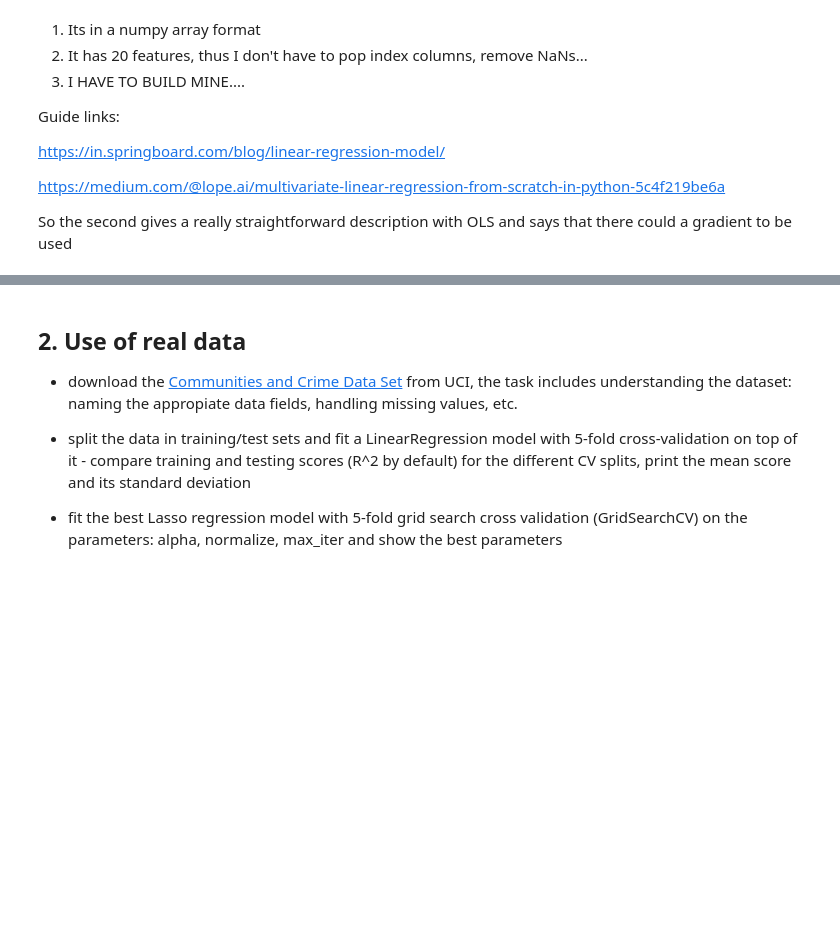
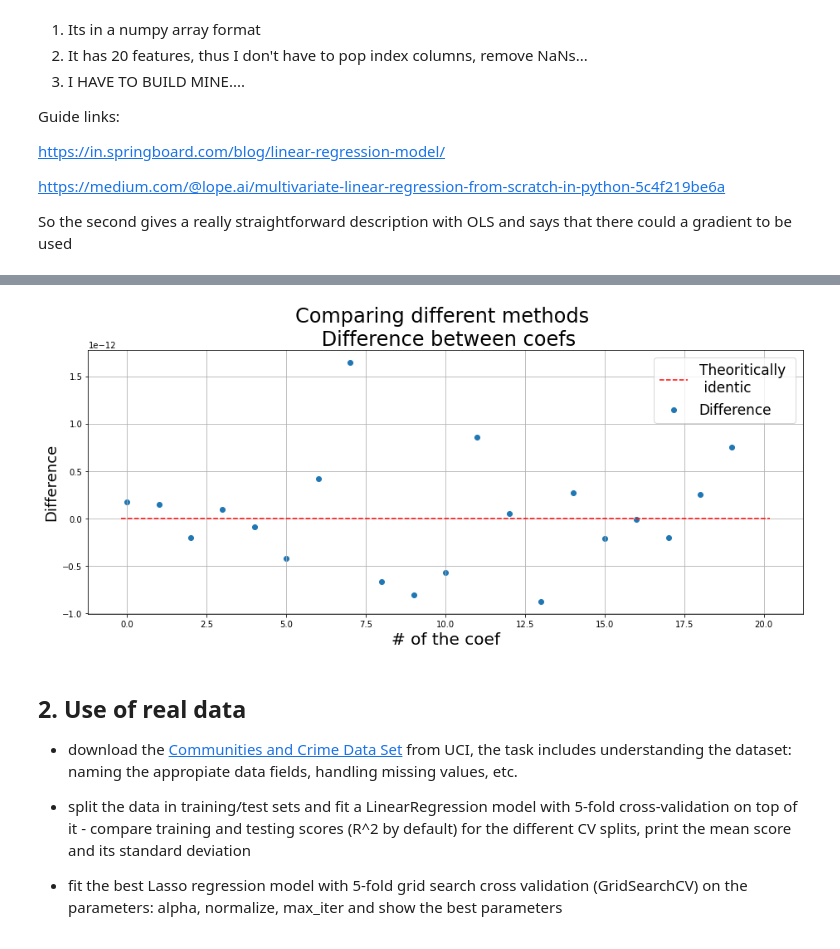
Before and after one commit to AdamGTaylor/DataMining_2021, a Jupyter notebook: hw6/hw_6.ipynb, the cells around one changed output, grey strips where cells are left out. Drawn from its saved outputs; the diff is of its cells as text; code cells hidden in the pictures; blank space fills up the shorter version.

```diff
--- a/hw6/hw_6.ipynb
+++ b/hw6/hw_6.ipynb
@@ -80,8 +81,9 @@ def batch_gradient_descent(X, Y, W, alpha, iterations):
     m = len(Y)
 
     for iteration in range(iterations):
-        sys.stdout.write('\r' + str(iteration+1) + '/' + str(iterations))
-        sys.stdout.flush()
+        if( (iteration+1) % 10 == 0):
+            sys.stdout.write('\r' + str(iteration+1) + '/' + str(iterations))
+            sys.stdout.flush()
 
         # Hypothesis Values
         h = X.dot(W)
@@ -100,11 +102,9 @@ def batch_gradient_descent(X, Y, W, alpha, iterations):
         cost_history[iteration] = cost
 
     return W, cost_history
-# %%
-data0_X_train, data0_X_test, data0_Y_train, data0_Y_test = train_test_split(data0_X, data0_Y)
 # %%
 W = np.zeros(data0_X_train.shape[1])
 alpha = 0.005
-iter_ = 2000
+iter_ = 20000
 newW, cost_history = batch_gradient_descent(data0_X_train,  data0_Y_train, W, alpha, iter_)
 # %% [output]
@@ -119,0 +112,6 @@ array([ 3.23513060e+01,  5.83767844e+01, -4.72311352e-03,  1.58782690e-02,
+# %%
+lin_reg = LinearRegression()
+lin_reg.fit(data0_X, data0_Y)
+coeffs, intercept = lin_reg.coef_ , lin_reg.intercept_
+display(coeffs, intercept)
+display(newW)
@@ -120,3 +130,20 @@ array([ 3.23513060e+01,  5.83767844e+01, -4.72311352e-03,  1.58782690e-02,
+# %%
+fig,ax = plt.subplots(1,1,figsize=(13,6))
+ax.scatter(np.arange(len(coeffs)), coeffs - newW, label="Difference")
+ax.plot(np.linspace(-0.2,20.2,100), np.zeros(100), "--r", label="Theoritically \n identic")
+
+ax.set_title("Comparing different methods \n Difference between coefs", fontsize=24)
+ax.set_xlabel("# of the coef", fontsize=20)
+ax.set_ylabel("Difference", fontsize=18)
+ax.legend(loc="best", fontsize=17)
+
+ax.grid()
+
+
+fig.tight_layout()
+plt.show()
+# %% [output]
+[figure, added]
 # %% [markdown]
 ## 2. Use of real data
 
```
Also changed, not shown: parts of 31 cells of this notebook, 2 other files.
